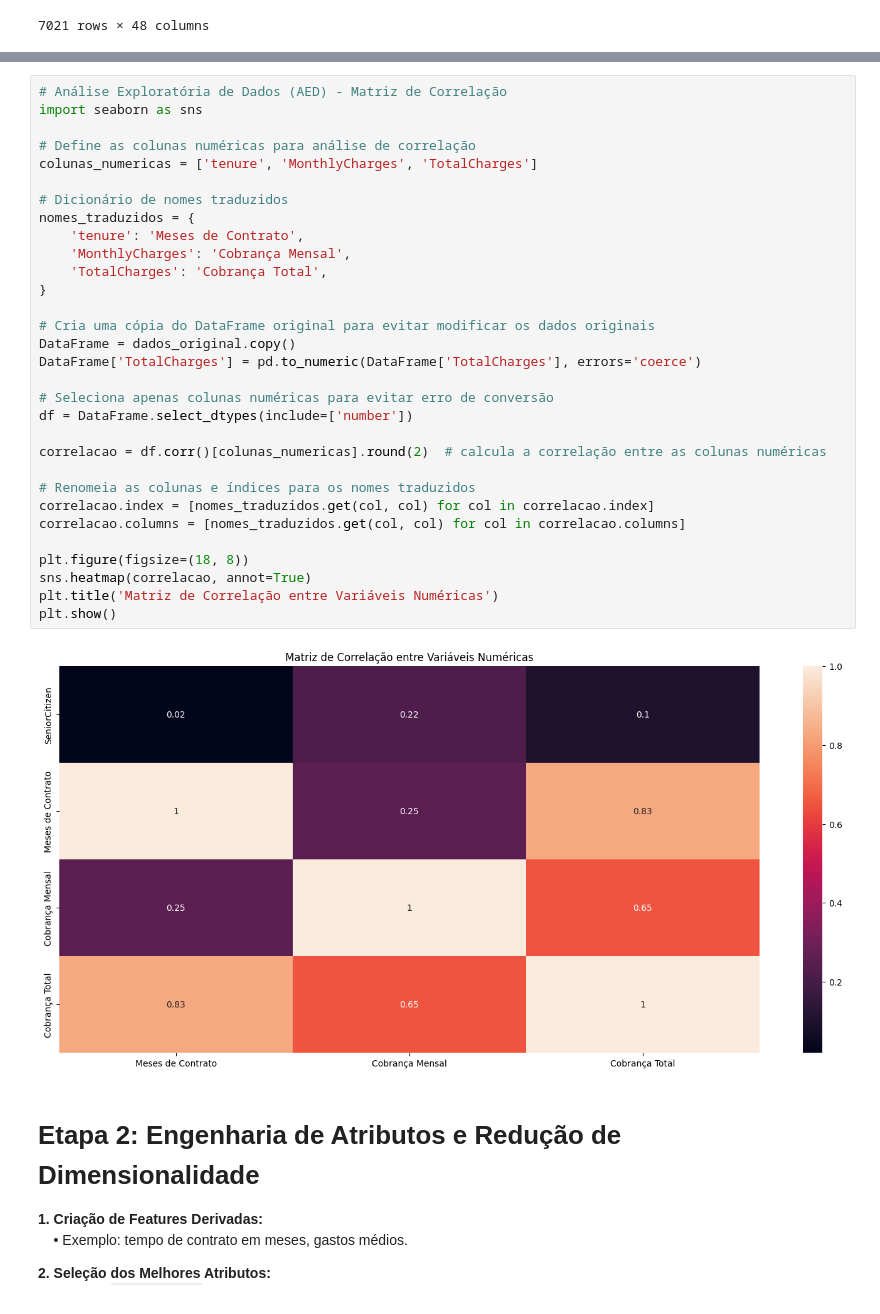
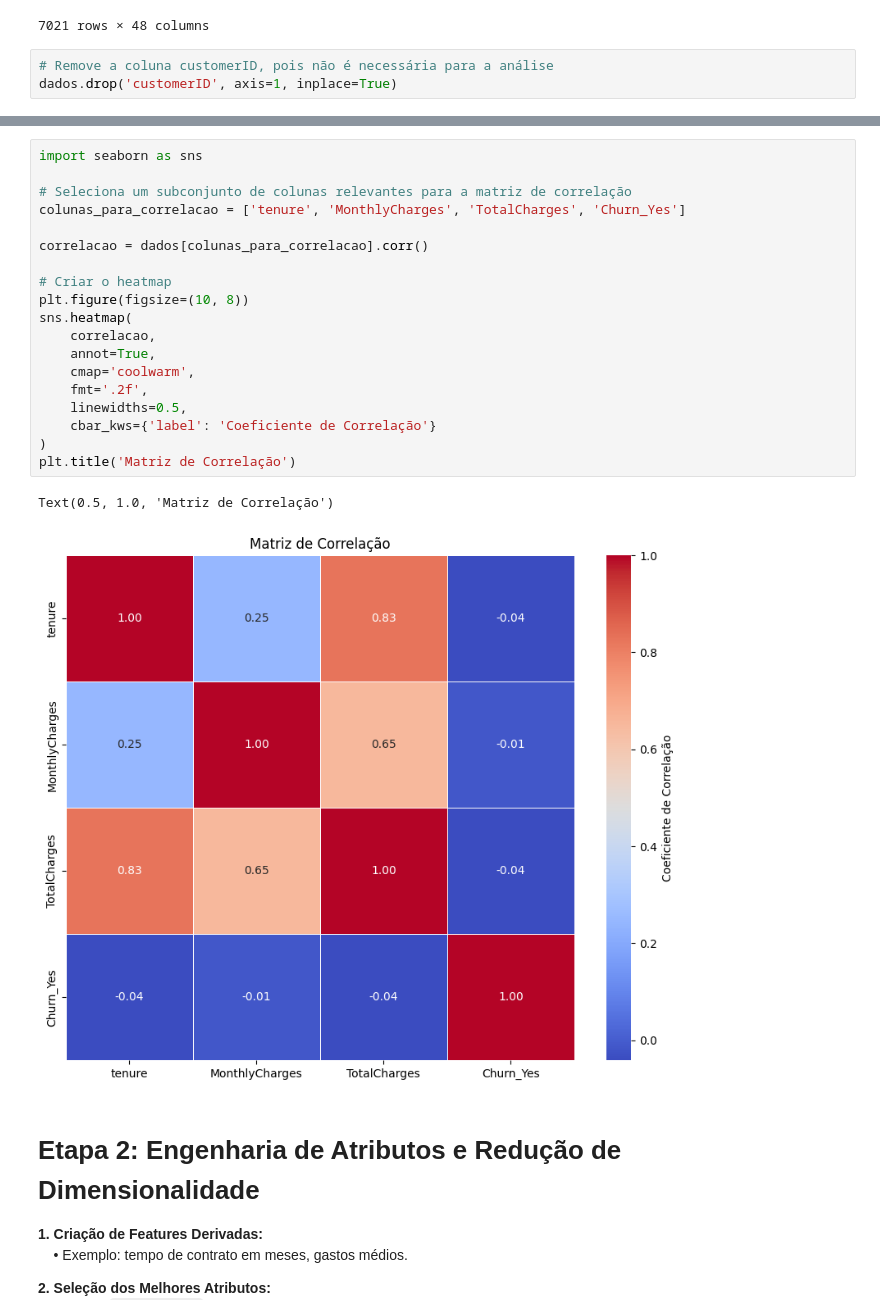
Before and after one commit to diego-albertino/Previsao-Churn, a Jupyter notebook: src/notebook/previsao_de_churn.ipynb, the cells around one changed output, grey strips where cells are left out. Cells and saved outputs as stored; diff of their text form.

```diff
--- a/src/notebook/previsao_de_churn.ipynb
+++ b/src/notebook/previsao_de_churn.ipynb
@@ -273,4 +276,7 @@ display(dados)
 | 7030 | 0871-OPBXW | 0.0 | -1.239595 | -1.486847 | -0.990115 | 0.0 | 1.0 | ... |
 | 7031 | 3605-JISKB | 1.0 | 0.920290 | -0.159034 | 0.456147 | 0.0 | 1.0 | ... |
 7021 rows × 48 columns
+# %%
+# Remove a coluna customerID, pois não é necessária para a análise
+dados.drop('customerID', axis=1, inplace=True)
 # %%
@@ -298,36 +354,25 @@ for coluna in colunas_numericas:
 # %%
-# Análise Exploratória de Dados (AED) - Matriz de Correlação
 import seaborn as sns
 
-# Define as colunas numéricas para análise de correlação
-colunas_numericas = ['tenure', 'MonthlyCharges', 'TotalCharges']
+# Seleciona um subconjunto de colunas relevantes para a matriz de correlação
+colunas_para_correlacao = ['tenure', 'MonthlyCharges', 'TotalCharges', 'Churn_Yes']
 
-# Dicionário de nomes traduzidos
-nomes_traduzidos = {
-    'tenure': 'Meses de Contrato',
-    'MonthlyCharges': 'Cobrança Mensal',
-    'TotalCharges': 'Cobrança Total',
-}
+correlacao = dados[colunas_para_correlacao].corr()
 
-# Cria uma cópia do DataFrame original para evitar modificar os dados originais
-DataFrame = dados_original.copy()
-DataFrame['TotalCharges'] = pd.to_numeric(DataFrame['TotalCharges'], errors='coerce')
-
-# Seleciona apenas colunas numéricas para evitar erro de conversão
-df = DataFrame.select_dtypes(include=['number'])
-
-correlacao = df.corr()[colunas_numericas].round(2)  # calcula a correlação entre as colunas numéricas
-
-# Renomeia as colunas e índices para os nomes traduzidos
-correlacao.index = [nomes_traduzidos.get(col, col) for col in correlacao.index]
-correlacao.columns = [nomes_traduzidos.get(col, col) for col in correlacao.columns]
-
-plt.figure(figsize=(18, 8))
-sns.heatmap(correlacao, annot=True)
-plt.title('Matriz de Correlação entre Variáveis Numéricas')
-plt.show()
+# Criar o heatmap
+plt.figure(figsize=(10, 8))
+sns.heatmap(
+    correlacao,
+    annot=True,
+    cmap='coolwarm',
+    fmt='.2f',
+    linewidths=0.5,
+    cbar_kws={'label': 'Coeficiente de Correlação'}
+)
+plt.title('Matriz de Correlação')
 # %% [output]
+Text(0.5, 1.0, 'Matriz de Correlação')
-[figure, old version]
+[figure, new version]
 # %% [markdown]
 # **Etapa 2: Engenharia de Atributos e Redução de Dimensionalidade**
 
```
Also changed, not shown: parts of 6 cells of this notebook.
